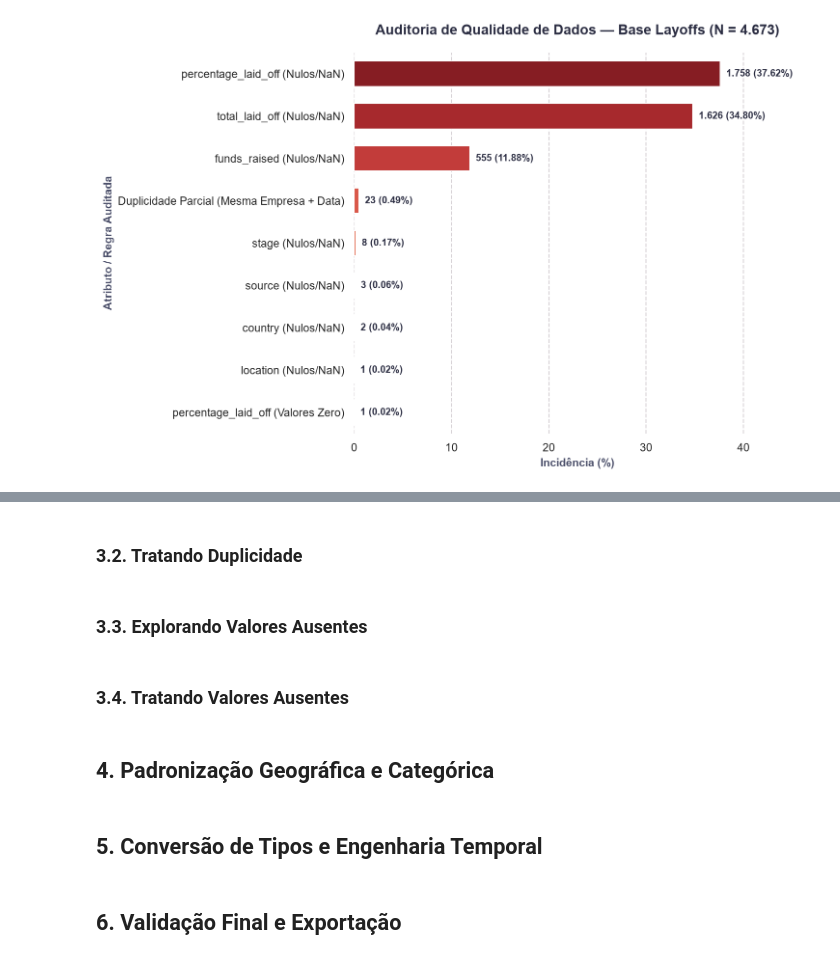
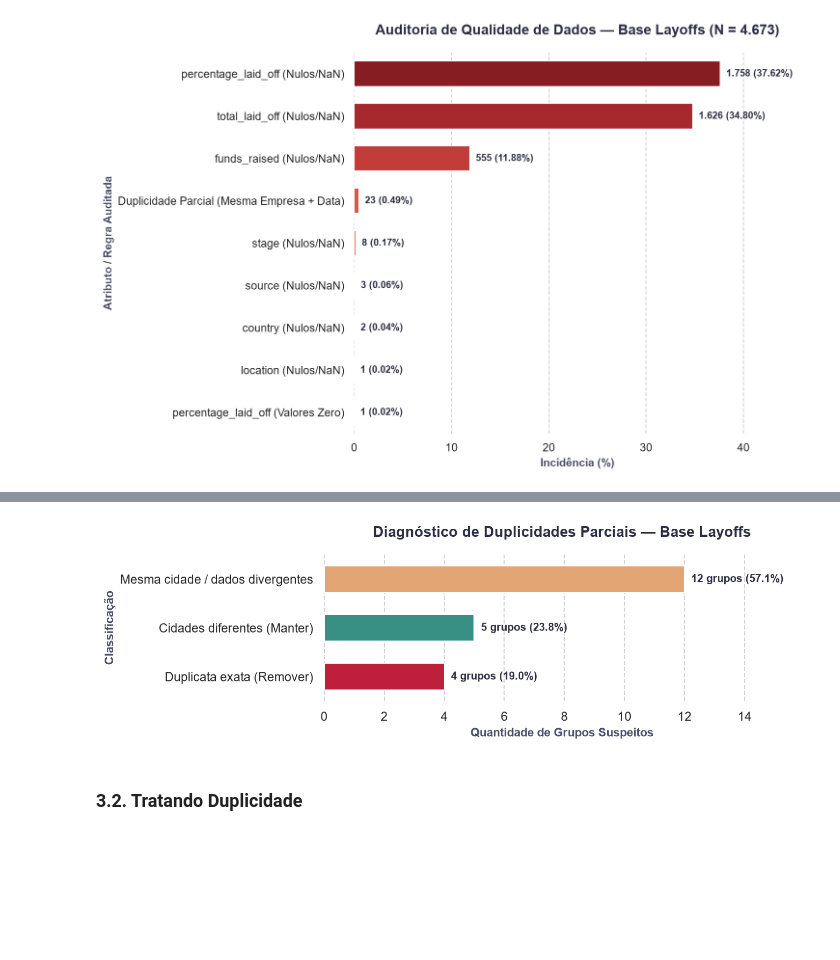
Before and after one commit to AleCecilio/digital_entertainment_layoffs, a Jupyter notebook: notebooks/01_data_cleaning.ipynb, the cells around one changed output, grey strips where cells are left out. Drawn from its saved outputs; the diff is of its cells as text; code cells hidden in the pictures; blank space fills up the shorter version.

```diff
--- a/notebooks/01_data_cleaning.ipynb
+++ b/notebooks/01_data_cleaning.ipynb
@@ -287,3 +279,6 @@ Total de linhas envolvidas em duplicidade parcial: 44
 | 3866 | Terminus | Atlanta | NaN | NaN | 5/27/2022 | Marketing | https://www.bizjournals.com/atlan... |
 | 1297 | Xendit | Jakarta, Non-U.S. | 200.00 | NaN | 1/22/2024 | Finance | https://www.techinasia.com/indone... |
 | 1301 | Xendit | Jakarta, Non-U.S. | NaN | NaN | 1/22/2024 | Finance | https://www.dealstreetasia.com/st... |
+# %%
+summary_dups = inspect_partial_duplicates(df_clean)
+display(summary_dups.drop(columns=['diagnostico']))
@@ -290,18 +303,6 @@ Total de linhas envolvidas em duplicidade parcial: 44
+# %%
+chart_partial_duplicates(summary_dups, nome_dataframe="Base Layoffs")
+# %% [output]
+[figure, added]
 # %% [markdown]
-<a id="secao-32"></a>
 ### 3.2. Tratando Duplicidade
-# %% [markdown]
-<a id="secao-33"></a>
-### 3.3. Explorando Valores Ausentes
-# %% [markdown]
-<a id="secao-34"></a>
-### 3.4. Tratando Valores Ausentes
-# %% [markdown]
-<a id="secao-4"></a>
-## 4. Padronização Geográfica e Categórica
-# %% [markdown]
-<a id="secao-5"></a>
-## 5. Conversão de Tipos e Engenharia Temporal
-# %% [markdown]
-<a id="secao-6"></a>
-## 6. Validação Final e Exportação
```
Also changed, not shown: parts of 11 cells of this notebook, 2 other files.
